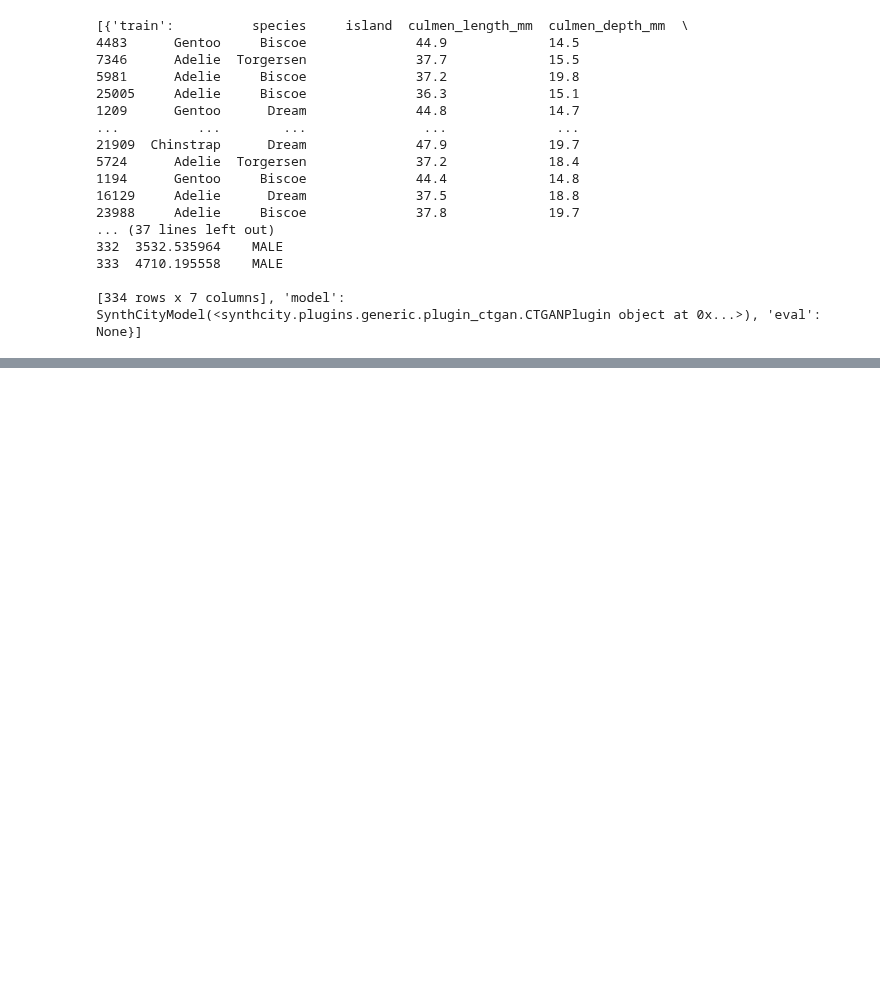
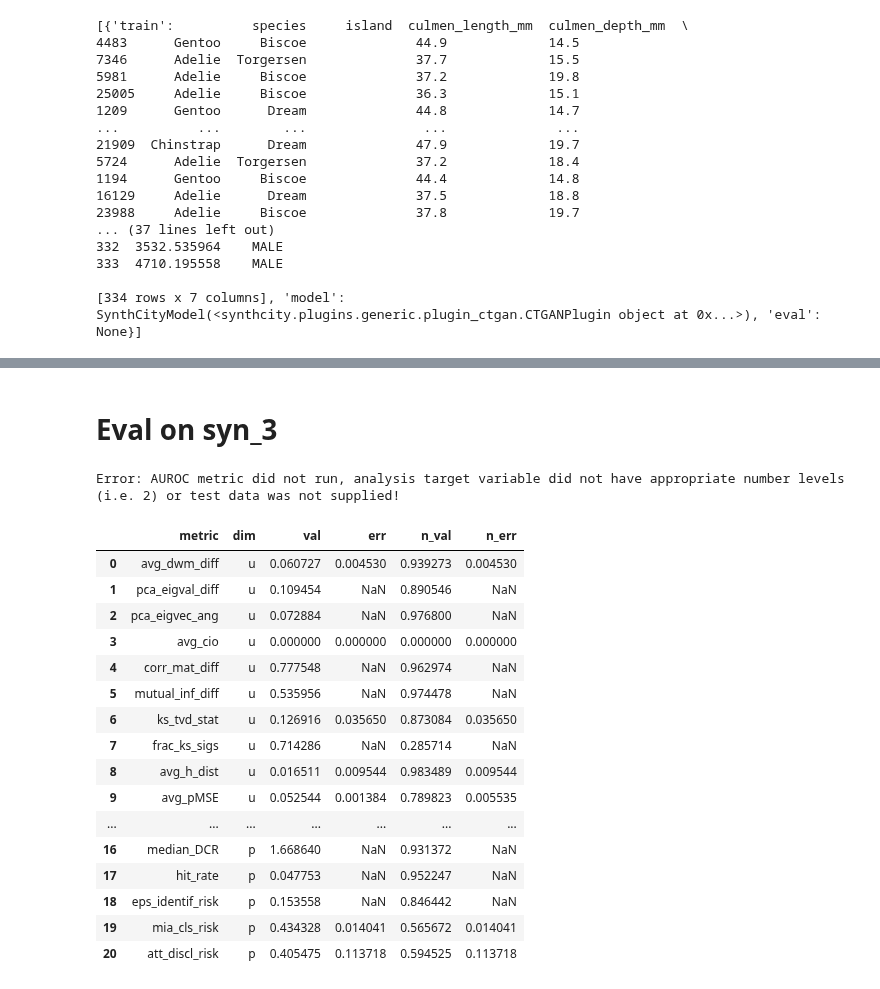
Before and after one commit to LucasBrynk/synthe_size_me, a Jupyter notebook: penguins_syn/penguins_ctgan_syn.ipynb, the cells around one changed output, grey strips where cells are left out. Drawn from its saved outputs; the diff is of its cells as text; code cells hidden in the pictures; blank space fills up the shorter version.

```diff
--- a/penguins_syn/penguins_ctgan_syn.ipynb
+++ b/penguins_syn/penguins_ctgan_syn.ipynb
@@ -355,0 +419,36 @@ stack_synth_only_syn = stack_synth_only_syn.iloc[:, 1:]
+# %% [markdown]
+# Eval on syn_3
+# %%
+# Read train and test data from stack_v2
+penguins_train = pd.read_csv(f"{gen_method}\penguins_stack_v2_train.csv")
+penguins_test = pd.read_csv(f"{gen_method}\penguins_stack_v2_test.csv")
+
+# Read syn_v3 data
+penguins_syn = pd.read_csv(f"{gen_method}\penguins_syn_v3.csv").round(1)
+
+# Remove first column
+penguins_syn = penguins_syn.iloc[:, 1:]
+
+# SynthEval
+S = SynthEval(penguins_train, holdout_dataframe=penguins_test, verbose=0)
+res_stack_v2 = S.evaluate(penguins_syn,target,"full_eval")
+res_stack_v2
+# %% [output]
+Error: AUROC metric did not run, analysis target variable did not have appropriate number levels (i.e. 2) or test data was not supplied!
+|  | metric | dim | val | err | n_val | n_err |
+| 0 | avg_dwm_diff | u | 0.060727 | 0.004530 | 0.939273 | 0.004530 |
+| 1 | pca_eigval_diff | u | 0.109454 | NaN | 0.890546 | NaN |
+| 2 | pca_eigvec_ang | u | 0.072884 | NaN | 0.976800 | NaN |
+| 3 | avg_cio | u | 0.000000 | 0.000000 | 0.000000 | 0.000000 |
+| 4 | corr_mat_diff | u | 0.777548 | NaN | 0.962974 | NaN |
+| 5 | mutual_inf_diff | u | 0.535956 | NaN | 0.974478 | NaN |
+| 6 | ks_tvd_stat | u | 0.126916 | 0.035650 | 0.873084 | 0.035650 |
+| 7 | frac_ks_sigs | u | 0.714286 | NaN | 0.285714 | NaN |
+| 8 | avg_h_dist | u | 0.016511 | 0.009544 | 0.983489 | 0.009544 |
+| 9 | avg_pMSE | u | 0.052544 | 0.001384 | 0.789823 | 0.005535 |
+| ... | ... | ... | ... | ... | ... | ... |
+| 16 | median_DCR | p | 1.668640 | NaN | 0.931372 | NaN |
+| 17 | hit_rate | p | 0.047753 | NaN | 0.952247 | NaN |
+| 18 | eps_identif_risk | p | 0.153558 | NaN | 0.846442 | NaN |
+| 19 | mia_cls_risk | p | 0.434328 | 0.014041 | 0.565672 | 0.014041 |
+| 20 | att_discl_risk | p | 0.405475 | 0.113718 | 0.594525 | 0.113718 |
```
Also changed, not shown: parts of 15 cells of this notebook.
